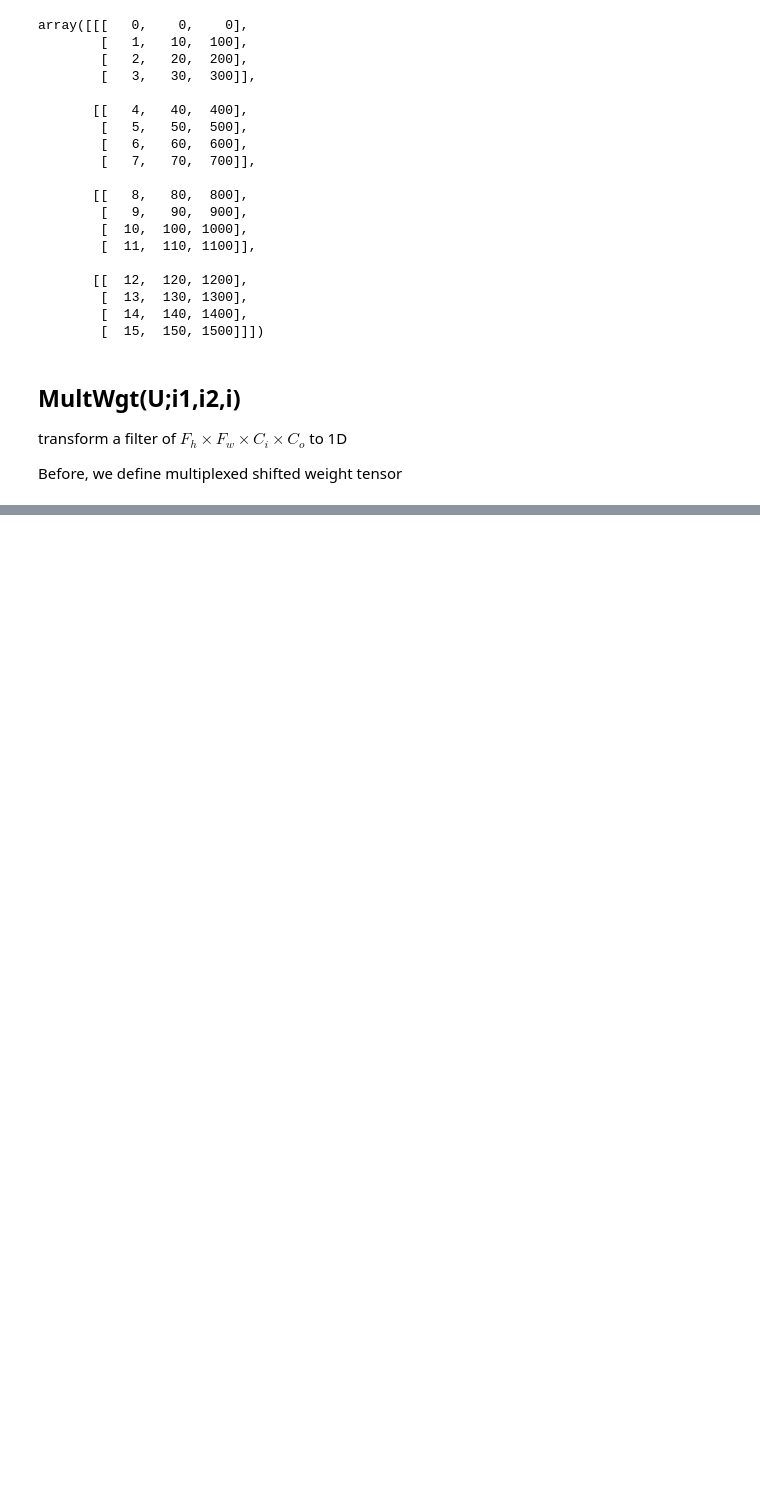
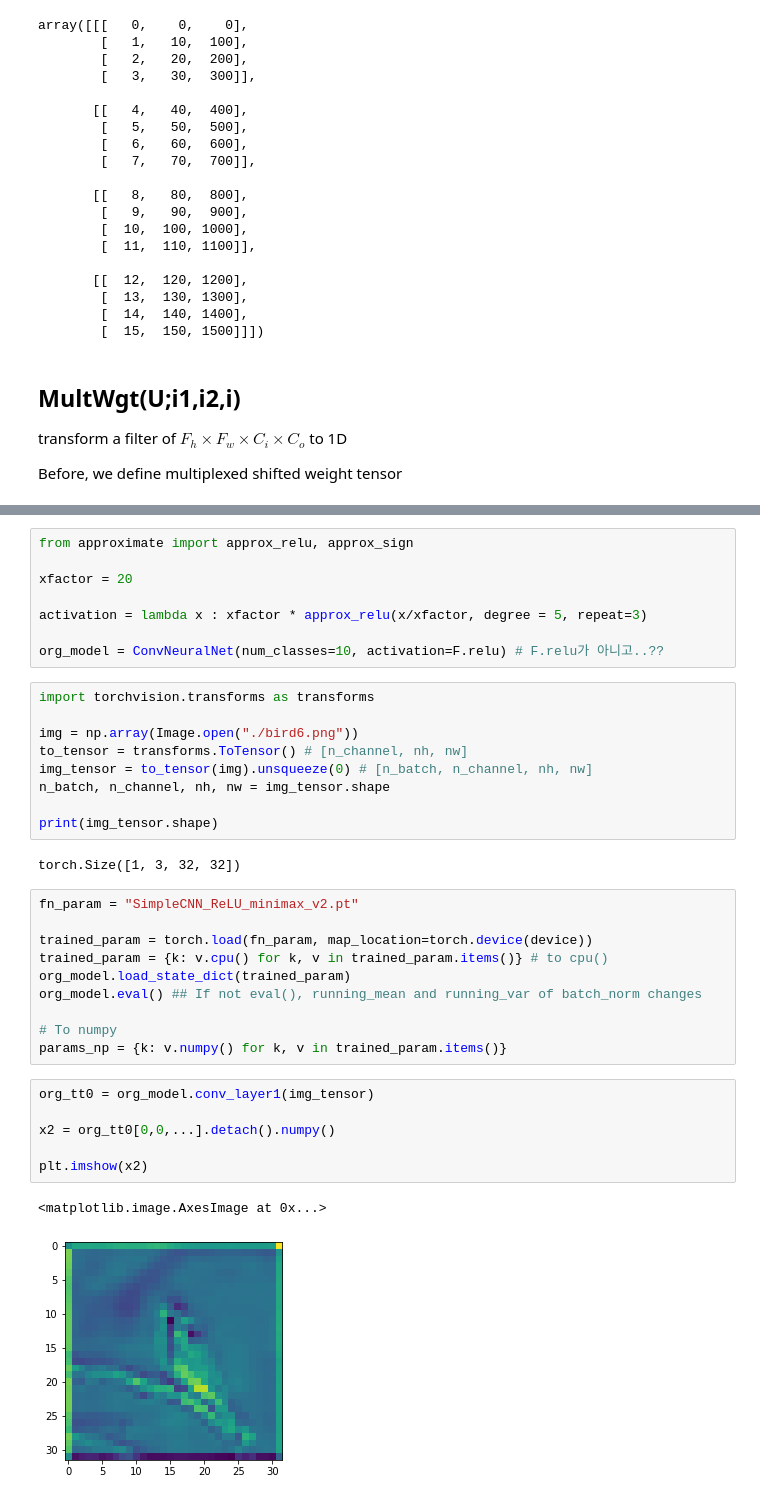
Before and after one commit to Deep-In-Sight/FHE_simulator, a Jupyter notebook: CONV_Lee22.ipynb, the cells around one changed output, grey strips where cells are left out. Drawn from its saved outputs; the diff is of its cells as text; blank space fills up the shorter version.

```diff
--- a/CONV_Lee22.ipynb
+++ b/CONV_Lee22.ipynb
@@ -250,0 +432,38 @@ def multconv(ctxt, U):
+# %%
+from approximate import approx_relu, approx_sign
+
+xfactor = 20
+
+activation = lambda x : xfactor * approx_relu(x/xfactor, degree = 5, repeat=3)
+
+org_model = ConvNeuralNet(num_classes=10, activation=F.relu) # F.relu가 아니고..??
+# %%
+import torchvision.transforms as transforms
+
+img = np.array(Image.open("./bird6.png"))
+to_tensor = transforms.ToTensor() # [n_channel, nh, nw]
+img_tensor = to_tensor(img).unsqueeze(0) # [n_batch, n_channel, nh, nw]
+n_batch, n_channel, nh, nw = img_tensor.shape
+
+print(img_tensor.shape)
+# %% [output]
+torch.Size([1, 3, 32, 32])
+# %%
+fn_param = "SimpleCNN_ReLU_minimax_v2.pt"
+
+trained_param = torch.load(fn_param, map_location=torch.device(device))
+trained_param = {k: v.cpu() for k, v in trained_param.items()} # to cpu()
+org_model.load_state_dict(trained_param)
+org_model.eval() ## If not eval(), running_mean and running_var of batch_norm changes
+
+# To numpy
+params_np = {k: v.numpy() for k, v in trained_param.items()}
+# %%
+org_tt0 = org_model.conv_layer1(img_tensor)
+
+x2 = org_tt0[0,0,...].detach().numpy()
+
+plt.imshow(x2)
+# %% [output]
+<matplotlib.image.AxesImage at 0x...>
+[figure, added]
```
Also changed, not shown: parts of 18 cells of this notebook.
